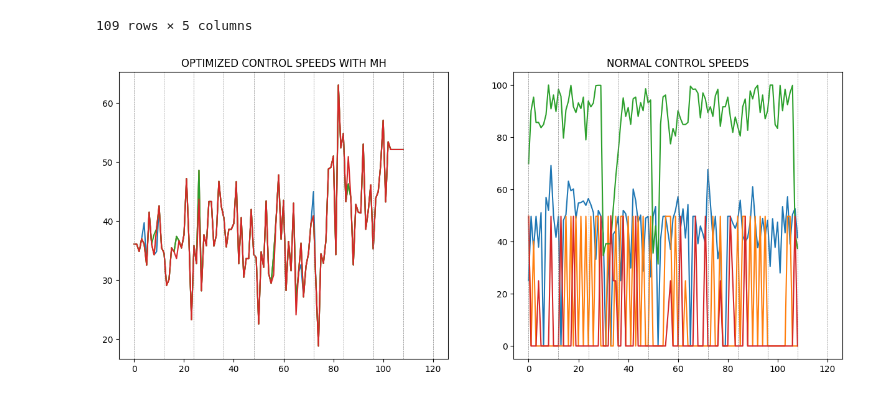
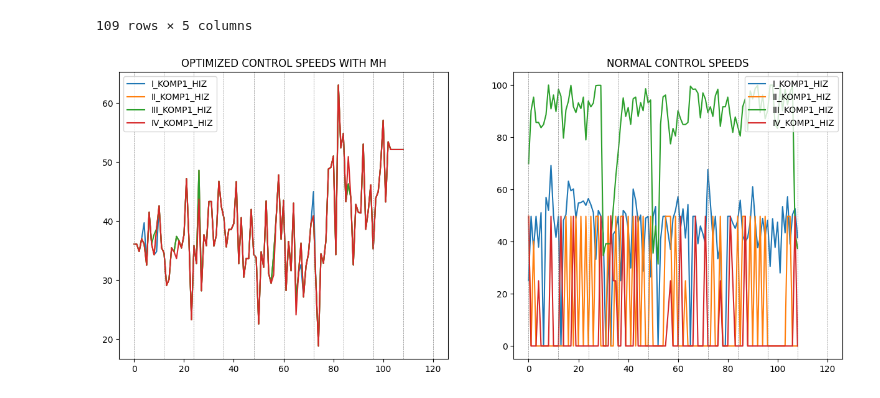
Before and after one commit to boraaktas/INDR491, a Jupyter notebook: jupyter/MH_DATA.ipynb, the cells around one changed output. Cells and saved outputs as stored; diff of their text form; code cells hidden in the pictures.

```diff
--- a/jupyter/MH_DATA.ipynb
+++ b/jupyter/MH_DATA.ipynb
@@ -164,22 +164,24 @@ REAL_HIZ
 # %%
 fig, axs = plt.subplots(1, 2, figsize=(15, 6))
 axs[0].plot(KS10_MH_DATA['I_KOMP1_HIZ'], label='I_KOMP1_HIZ')
 axs[0].plot(KS10_MH_DATA['II_KOMP1_HIZ'], label='II_KOMP1_HIZ')
 axs[0].plot(KS10_MH_DATA['III_KOMP1_HIZ'], label='III_KOMP1_HIZ')
 axs[0].plot(KS10_MH_DATA['IV_KOMP1_HIZ'], label='IV_KOMP1_HIZ')
 axs[0].title.set_text('OPTIMIZED CONTROL SPEEDS WITH MH')
+axs[0].legend()
 
 axs[1].plot(REAL_HIZ['I_KOMP1_HIZ'], label='I_KOMP1_HIZ')
 axs[1].plot(REAL_HIZ['II_KOMP1_HIZ'], label='II_KOMP1_HIZ')
 axs[1].plot(REAL_HIZ['III_KOMP1_HIZ'], label='III_KOMP1_HIZ')
 axs[1].plot(REAL_HIZ['IV_KOMP1_HIZ'], label='IV_KOMP1_HIZ')
 axs[1].title.set_text('NORMAL CONTROL SPEEDS')
+axs[1].legend()
 
 # draw vertical line for every 12 data
 for i in range(0, len(ALL_TIMESTAMPS), 12):
     axs[0].axvline(x=i, color='gray', linestyle='--', linewidth=0.5)
     axs[1].axvline(x=i, color='gray', linestyle='--', linewidth=0.5)
 
 plt.show()
 # %% [output]
-[figure, old version]
+[figure, new version]
```
